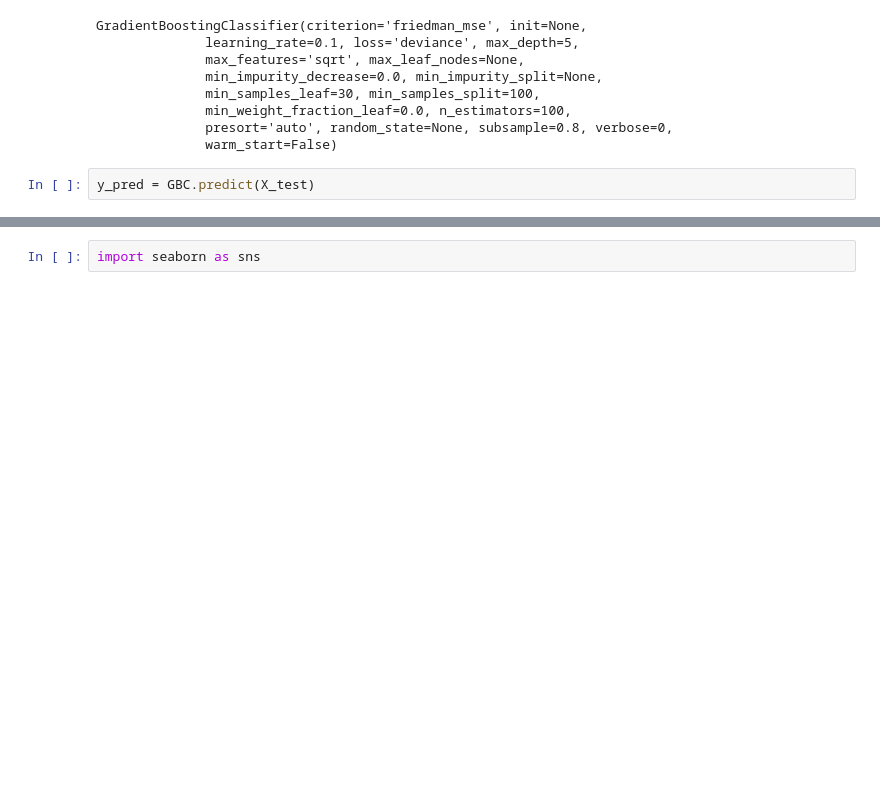
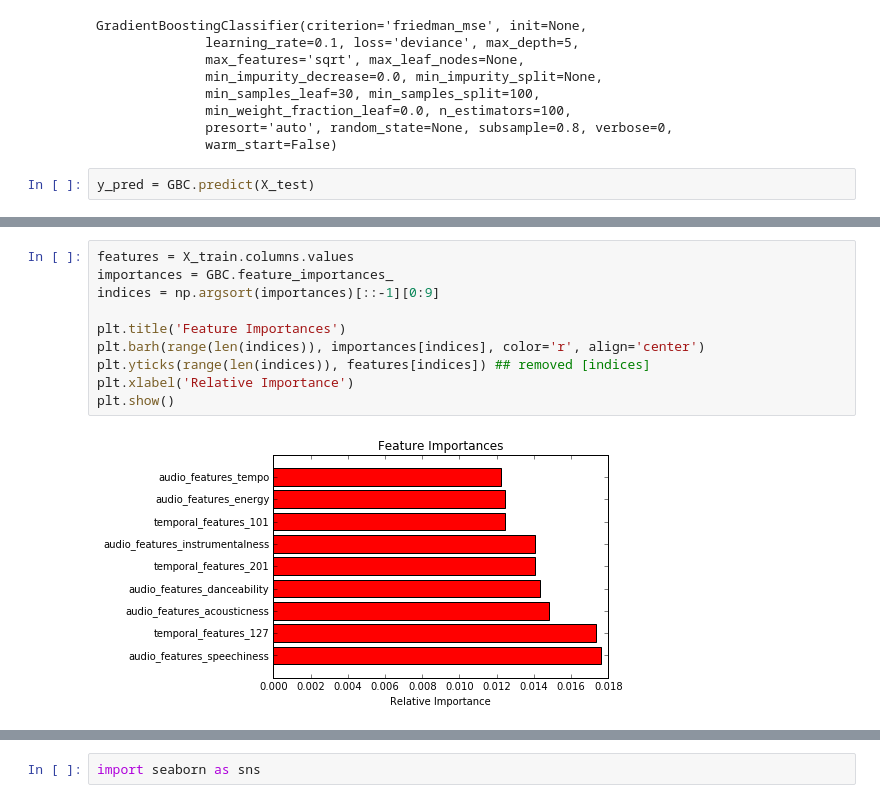
Before and after one commit to danieljgomez/projects, a Jupyter notebook: Multiclass_Classifier.ipynb, the cells around one changed output, grey strips where cells are left out. Drawn from its saved outputs; the diff is of its cells as text; blank space fills up the shorter version.

```diff
--- a/Multiclass_Classifier.ipynb
+++ b/Multiclass_Classifier.ipynb
@@ -152,3 +165,15 @@ accuracy_score(y_test,y_pred)
+# %%
+features = X_train.columns.values
+importances = GBC.feature_importances_
+indices = np.argsort(importances)[::-1][0:9]
+
+plt.title('Feature Importances')
+plt.barh(range(len(indices)), importances[indices], color='r', align='center')
+plt.yticks(range(len(indices)), features[indices]) ## removed [indices]
+plt.xlabel('Relative Importance')
+plt.show()
+# %% [output]
+[figure, added]
 # %%
 GBC_pred = pd.crosstab(y_test, y_pred, rownames=['Actual Genres'], colnames=['Predicted Genres'])
 GBC_pred
```
Also changed, not shown: parts of 16 cells of this notebook, 1 other file.
